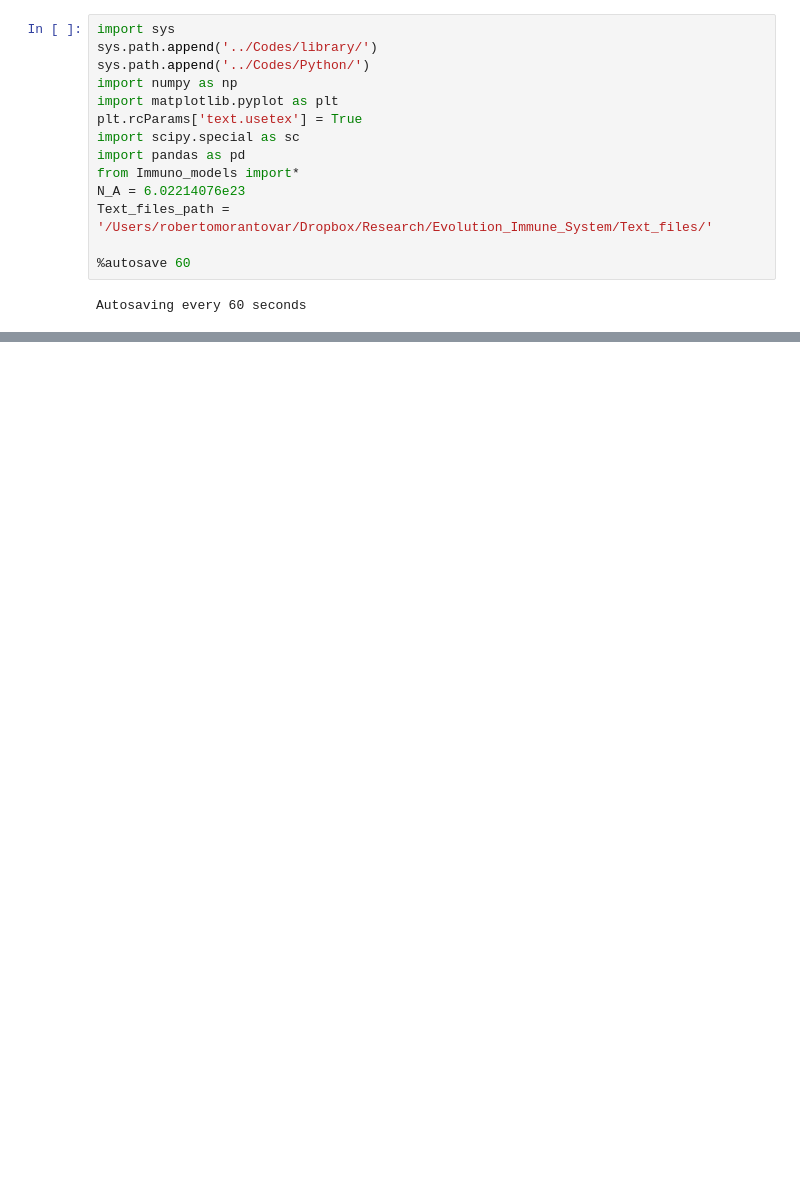
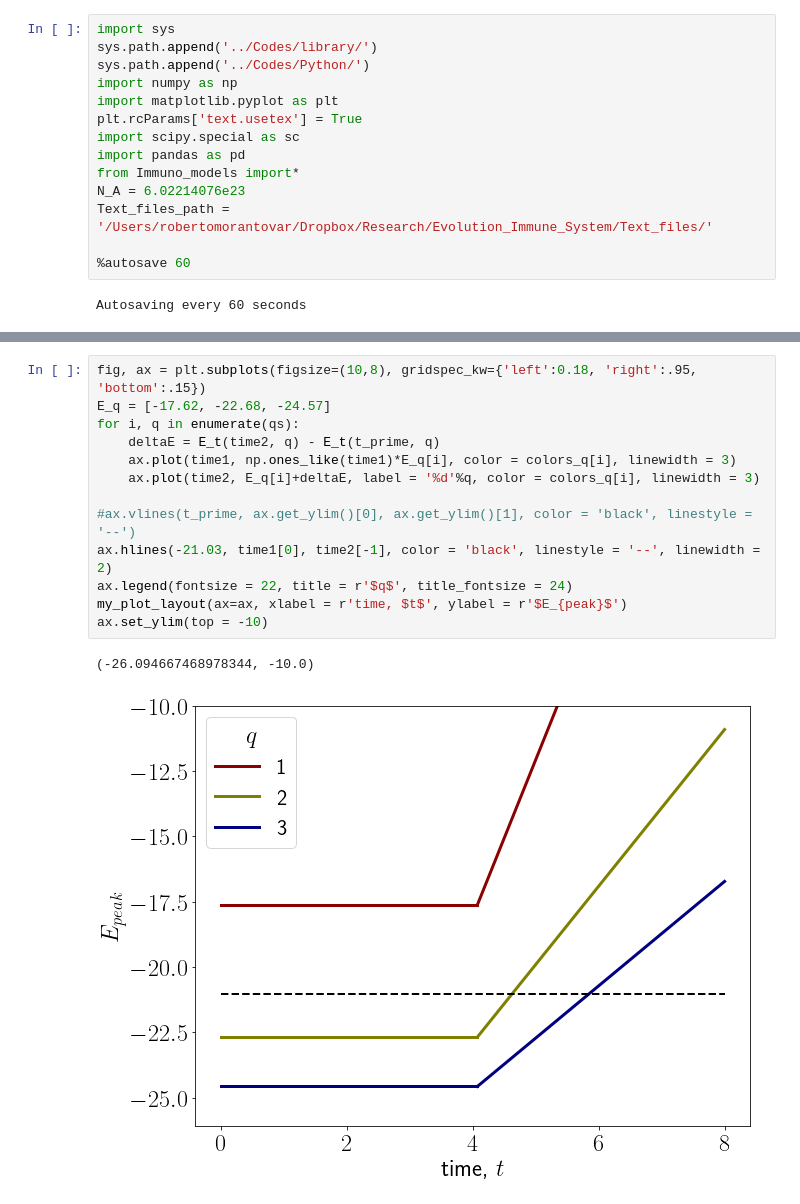
Before and after one commit to rmorantovar/Immune_System, a Jupyter notebook: Jupyter_Notebooks/7_Recognition.ipynb, the cells around one changed output, grey strips where cells are left out. Drawn from its saved outputs; the diff is of its cells as text; blank space fills up the shorter version.

```diff
--- a/Jupyter_Notebooks/7_Recognition.ipynb
+++ b/Jupyter_Notebooks/7_Recognition.ipynb
@@ -55,0 +52,16 @@ ax.set_ylim(-1, 1)
+# %%
+fig, ax = plt.subplots(figsize=(10,8), gridspec_kw={'left':0.18, 'right':.95, 'bottom':.15})
+E_q = [-17.62, -22.68, -24.57]
+for i, q in enumerate(qs):
+    deltaE = E_t(time2, q) - E_t(t_prime, q)
+    ax.plot(time1, np.ones_like(time1)*E_q[i], color = colors_q[i], linewidth = 3)
+    ax.plot(time2, E_q[i]+deltaE, label = '%d'%q, color = colors_q[i], linewidth = 3)
+
+#ax.vlines(t_prime, ax.get_ylim()[0], ax.get_ylim()[1], color = 'black', linestyle = '--')
+ax.hlines(-21.03, time1[0], time2[-1], color = 'black', linestyle = '--', linewidth = 2)
+ax.legend(fontsize = 22, title = r'$q$', title_fontsize = 24)
+my_plot_layout(ax=ax, xlabel = r'time, $t$', ylabel = r'$E_{peak}$')
+ax.set_ylim(top = -10)
+# %% [output]
+(-26.094667468978344, -10.0)
+[figure, added]
```
Also changed, not shown: parts of 9 cells of this notebook, 21 other files.
